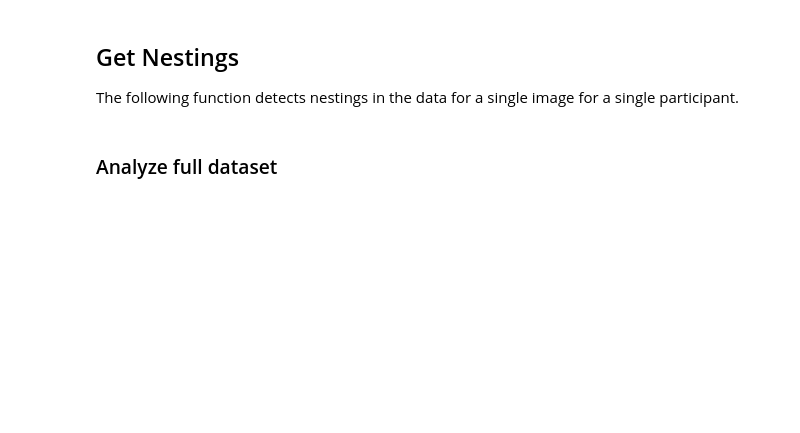
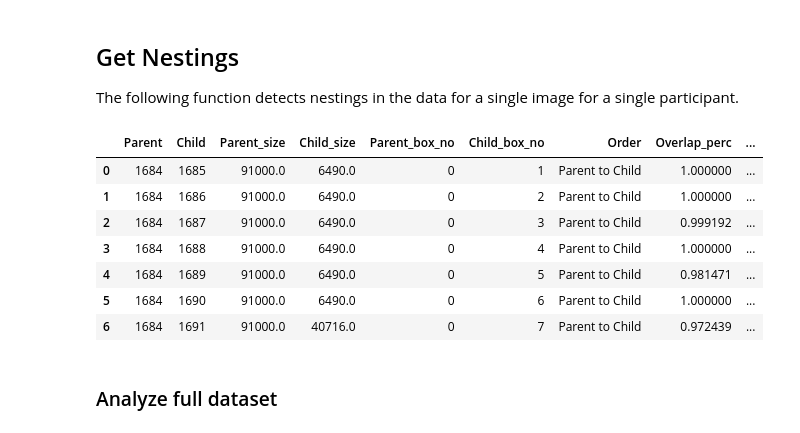
Before and after one commit to GMuradas99/Symmetry-Object-Detection-Analysis, a Jupyter notebook: nesting_analysis.ipynb, the cells around one changed output. Saved outputs shown, nothing was run; the diff lists cells and outputs as text; code cells hidden in the pictures; blank space fills up the shorter version.

```diff
--- a/nesting_analysis.ipynb
+++ b/nesting_analysis.ipynb
@@ -36,6 +39,8 @@ def getNestings(df: pd.DataFrame, threshold: float):
     perc_overlap = []
     participant_id = []
     image = []
+    rot_diff = []
+    sym_axis_overlaps = []
 
     # Check every combination of boxes
     for i in range(rows):
@@ -72,35 +77,66 @@ def getNestings(df: pd.DataFrame, threshold: float):
                 else:
                     idParent.append(int(df.iloc[j]['Index']))
                     idChild.append(int(df.iloc[i]['Index']))
                     box_no_Parent.append(df.iloc[j]['BBox_#'])
                     box_no_Child.append(df.iloc[i]['BBox_#'])
                     Parent_size.append(areaJ)
                     Child_size.append(areaI)
 
                     if df.iloc[j]['BBox_#'] < df.iloc[i]['BBox_#']:
                         orders.append('Parent to Child')
                     else:
                         orders.append('Child to Parent')
 
                 perc_overlap.append(intersection_perc)
                 participant_id.append(df.iloc[i]['id'])
                 image.append(df.iloc[i]['file_name'])
 
+                # Rotation difference
+                rotI = df.iloc[i]['rotation']
+                if df.iloc[i]['axis'] == 'horizontal_axis':
+                    rotI = rotI + 90
+                rotJ = df.iloc[j]['rotation']
+                if df.iloc[j]['axis'] == 'horizontal_axis':
+                    rotJ = rotJ + 90
+                rot_diff = abs(rotI - rotJ)
+
+                # Sym axis overlap
+                img_orig = cv2.imread(getImgPath(df.iloc[i]['file_name']))
+                sym_axis_i = np.zeros((img_orig.shape[0], img_orig.shape[1]), dtype=np.uint8)
+                sym_axis_j = np.zeros((img_orig.shape[0], img_orig.shape[1]), dtype=np.uint8)
+                drawAxis(sym_axis_i, df.iloc[i], thickness=10)
+                drawAxis(sym_axis_j, df.iloc[j], thickness=10)
+                mask_intersect = cv2.bitwise_and(sym_axis_i, sym_axis_j)
+                biggest_sym_axis_area = max(cv2.countNonZero(sym_axis_i), cv2.countNonZero(sym_axis_j))
+                intersect_sym_axis_area = cv2.countNonZero(mask_intersect)
+                sym_axis_overlaps.append(intersect_sym_axis_area / biggest_sym_axis_area)
+
     # Create DataFrame
     data = {'Parent': idParent,
             'Child': idChild,
             'Parent_size': Parent_size,
             'Child_size': Child_size,
             'Parent_box_no': box_no_Parent,
             'Child_box_no': box_no_Child,
             'Order': orders,
             'Overlap_perc': perc_overlap,
             'Participant_id': participant_id,
-            'Image': image}
+            'Image': image,
+            'Rotation_difference': rot_diff,
+            'Sym_axis_overlap': sym_axis_overlaps}
 
     return pd.DataFrame(data)
 
-# getNestings(df_upsi, 0.8)
+getNestings(df_upsi, 0.8)
+# %% [output]
+|  | Parent | Child | Parent_size | Child_size | Parent_box_no | Child_box_no | Order | Overlap_perc | ... |
+| 0 | 1684 | 1685 | 91000.0 | 6490.0 | 0 | 1 | Parent to Child | 1.000000 | ... |
+| 1 | 1684 | 1686 | 91000.0 | 6490.0 | 0 | 2 | Parent to Child | 1.000000 | ... |
+| 2 | 1684 | 1687 | 91000.0 | 6490.0 | 0 | 3 | Parent to Child | 0.999192 | ... |
+| 3 | 1684 | 1688 | 91000.0 | 6490.0 | 0 | 4 | Parent to Child | 1.000000 | ... |
+| 4 | 1684 | 1689 | 91000.0 | 6490.0 | 0 | 5 | Parent to Child | 0.981471 | ... |
+| 5 | 1684 | 1690 | 91000.0 | 6490.0 | 0 | 6 | Parent to Child | 1.000000 | ... |
+| 6 | 1684 | 1691 | 91000.0 | 40716.0 | 0 | 7 | Parent to Child | 0.972439 | ... |
 # %% [markdown]
 ### Analyze full dataset
 # %%
```
Also changed, not shown: parts of 3 cells of this notebook, 6 other files.
